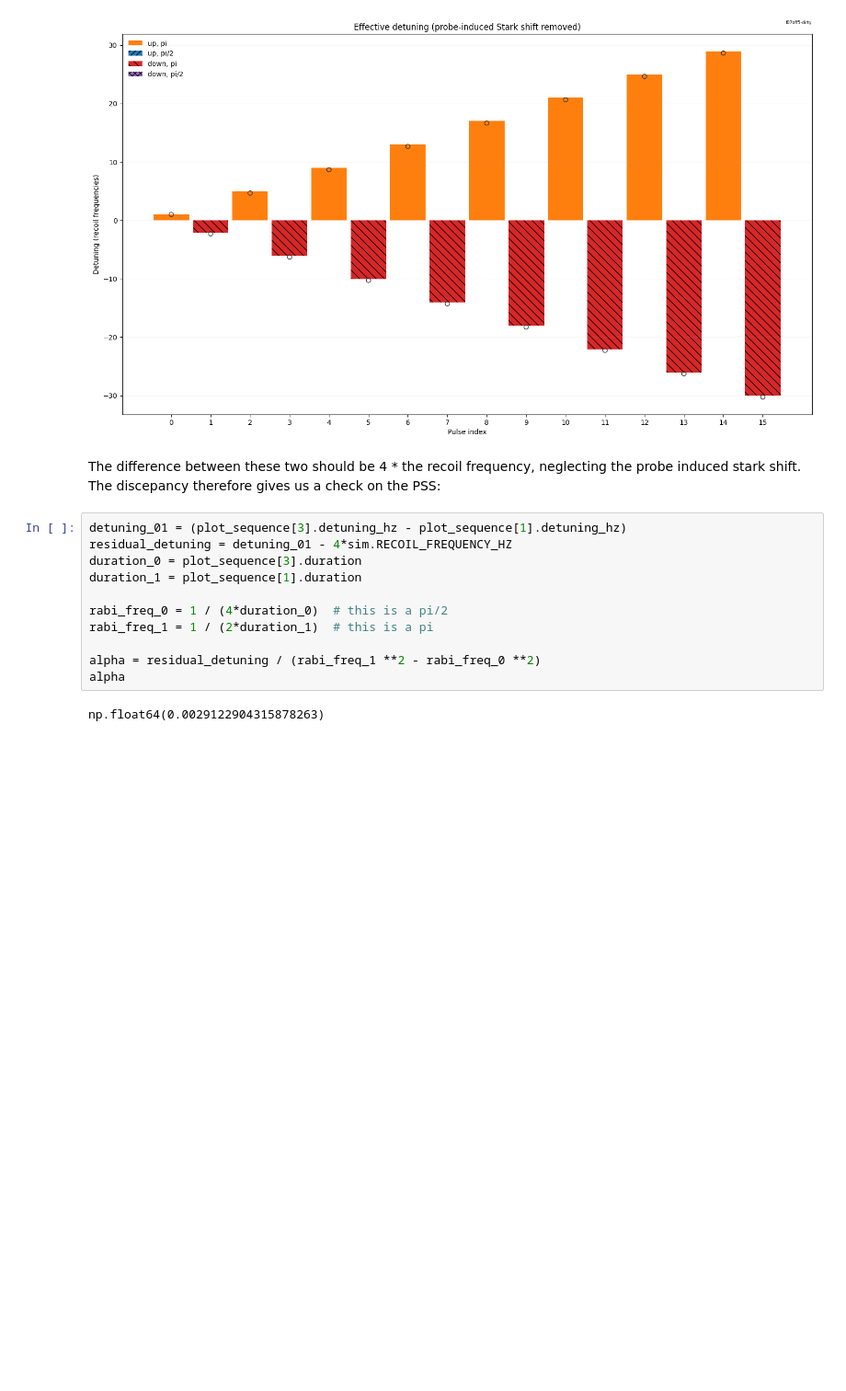
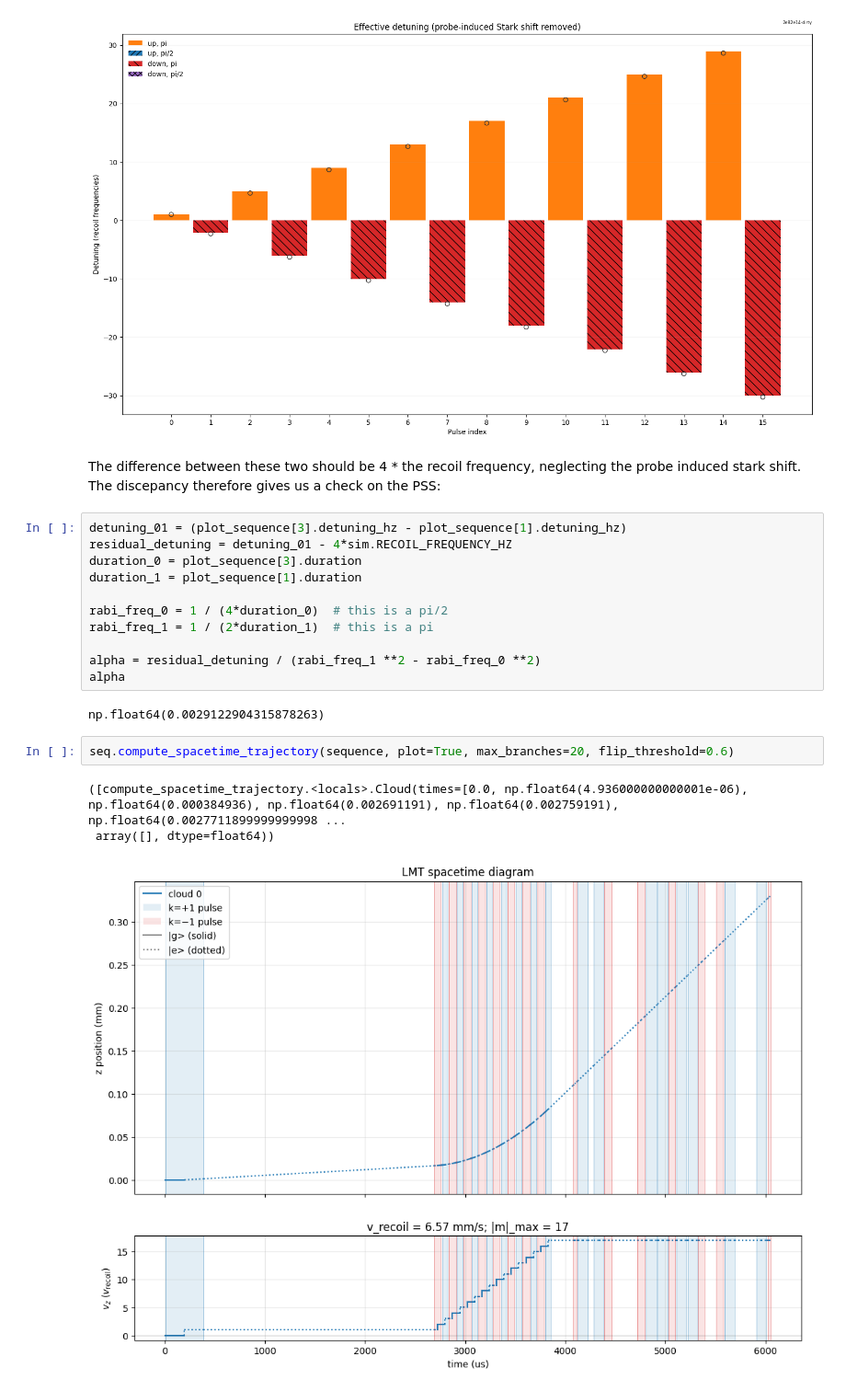
Before and after one commit to charlesbaynham/LMT_sim_scratch, a Jupyter notebook: notebooks/true_LMT_trajectory.ipynb, the cells around one changed output. Shown at 92% size. Saved outputs shown, nothing was run; the diff lists cells and outputs as text; blank space fills up the shorter version.

```diff
--- a/notebooks/true_LMT_trajectory.ipynb
+++ b/notebooks/true_LMT_trajectory.ipynb
@@ -329,3 +326,9 @@ alpha = residual_detuning / (rabi_freq_1 **2 - rabi_freq_0 **2)
 alpha
 # %% [output]
 np.float64(0.0029122904315878263)
+# %%
+seq.compute_spacetime_trajectory(sequence, plot=True, max_branches=20, flip_threshold=0.6)
+# %% [output]
+([compute_spacetime_trajectory.<locals>.Cloud(times=[0.0, np.float64(4.936000000000001e-06), np.float64(0.000384936), np.float64(0.002691191), np.float64(0.002759191), np.float64(0.0027711899999999998 ...
+ array([], dtype=float64))
+[figure, added]
```
Also changed, not shown: parts of 5 cells of this notebook, 1 other file.
